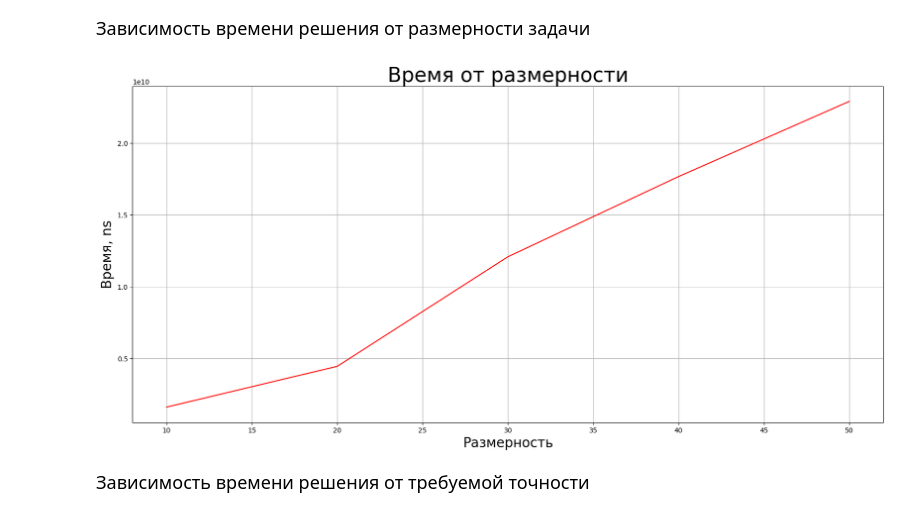
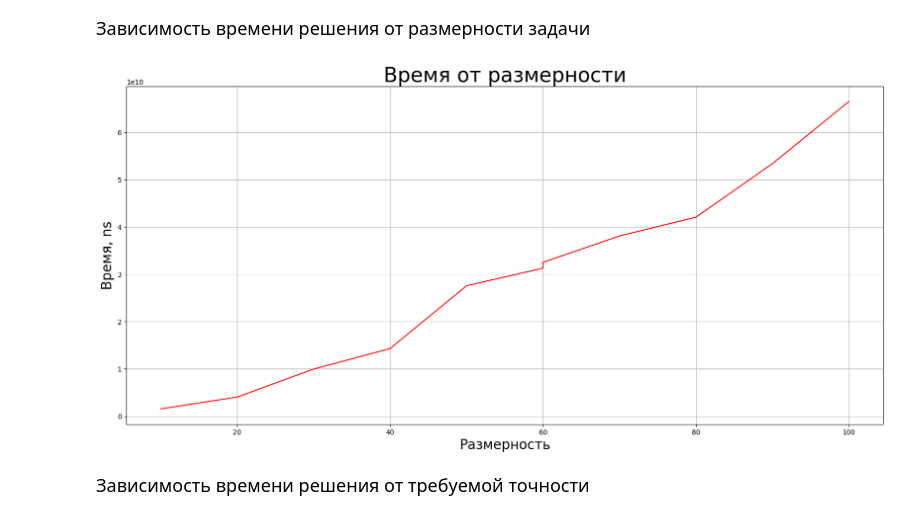
Before and after one commit to Egor200313/optimization, a Jupyter notebook: gradient_descent/Hestenes_Stiefel_method.ipynb, the cells around one changed output. Saved outputs shown, nothing was run; the diff lists cells and outputs as text; code cells hidden in the pictures.

```diff
--- a/gradient_descent/Hestenes_Stiefel_method.ipynb
+++ b/gradient_descent/Hestenes_Stiefel_method.ipynb
@@ -85,7 +85,7 @@ print(hestenes_stiefel(first_function(2)['f'], first_function(2)['grad'], 2, np.
 <font size="4">Зависимость времени решения от размерности задачи</font>
 # %%
 delay = []
-dimensions = [10, 20, 30, 40, 50, 60, 60, 70, 80, 90, 100, 200, 400, 600, 800, 1000]
+dimensions = [10, 20, 30, 40, 50, 60, 70, 80, 90, 100, 200, 400, 600, 800, 1000]
 r = 10
 
 for n in dimensions:
@@ -162,7 +162,7 @@ plt.show()
 <font size="4">Зависимость времени решения от расстояния между оптимальной и начальной точками</font>
 # %%
 delay = []
-dists = [1, 2, 3, 4, 5, 10, 15, 20, 30, 40, 50, 60, 60, 70, 80, 90, 100, 200, 400, 600, 800, 1000]
+dists = [1, 2, 3, 4, 5, 10, 15, 20, 30, 40, 50, 60, 70, 80, 90, 100, 200, 400, 600, 800, 1000]
 
 n = 10
 f = first_function(n)
@@ -264,27 +264,27 @@ print(hestenes_stiefel(f['f'], f['grad'], 2, np.zeros(4), 0.00001, 0.00000001, 4
 <font size="4">Зависимость времени решения от размерности задачи</font>
 # %%
 delay = []
-dimensions = [10, 20, 30, 40, 50]#, 60, 60, 70, 80, 90, 100, 200, 400, 600, 800, 1000]
+dimensions = [10, 20, 30, 40, 50, 60, 70, 80, 90, 100]#, 200, 400, 600, 800, 1000]
 r = 10
 
 for n in dimensions:
     f = second_function(n)
     x0 = get_random_point(2 * n, r, np.ones(2 * n))
 
     start = time.time_ns()
     result = hestenes_stiefel(f['f'], f['grad'], 2 * n, x0, 0.0001, 0.0000001, 50, "cauchy")
     end = time.time_ns()
     delay.append(end - start)
 
 plt.figure(figsize=(20,9))
 plt.title("Время от размерности", fontsize=30)
 plt.plot(dimensions, delay, c='red')
 plt.xlabel("Размерность", fontsize=20)
 plt.ylabel("Время, ns", fontsize=20)
 plt.grid()
 plt.show()
 # %% [output]
-[figure, old version]
+[figure, new version]
 # %% [markdown]
 <font size="4">Зависимость времени решения от требуемой точности</font>
 # %%
```
Also changed, not shown: parts of 14 cells of this notebook.
